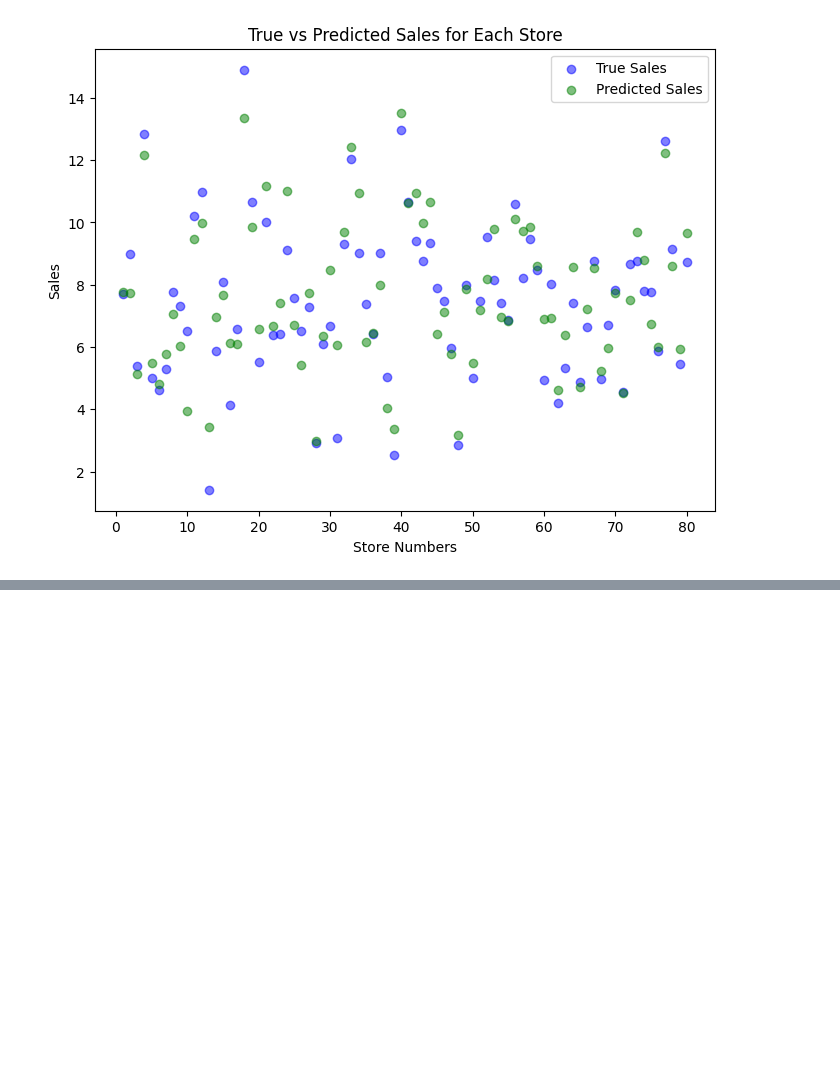
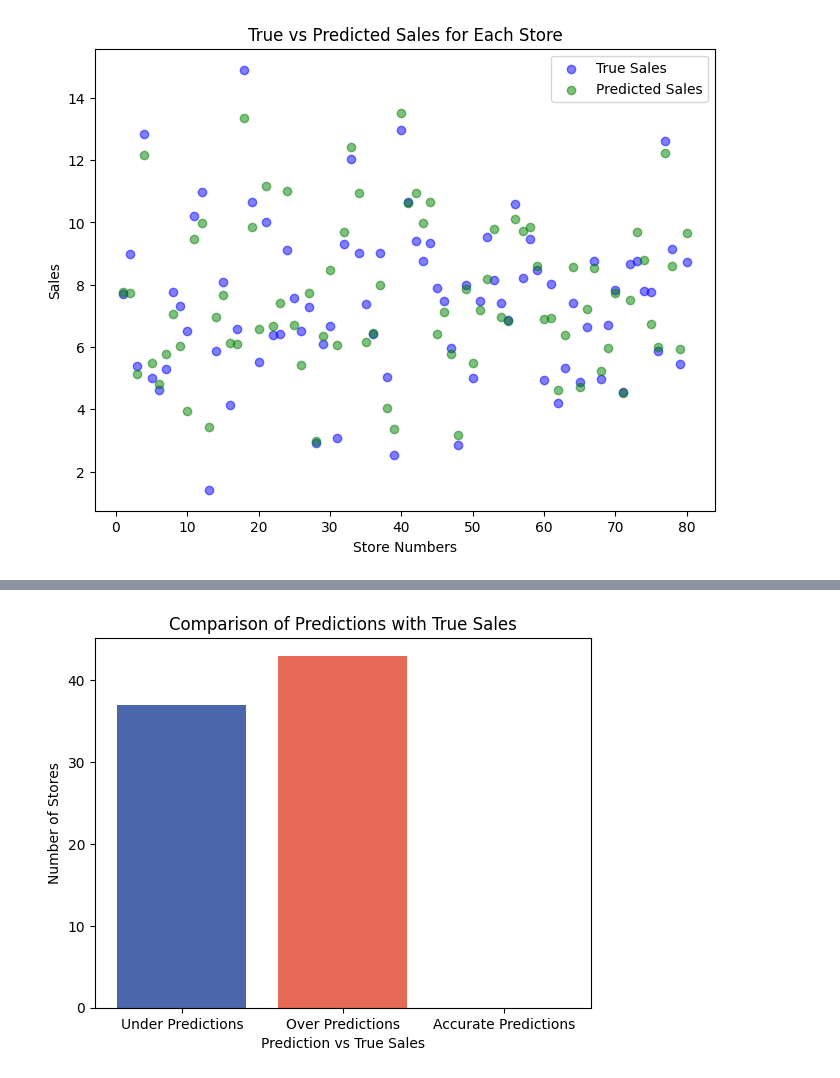
Before and after one commit to fredrik998/AppliedMachineLearning, a Jupyter notebook: Codes/FinalCodes.ipynb, the cells around one changed output, grey strips where cells are left out. Drawn from its saved outputs; the diff is of its cells as text; code cells hidden in the pictures; blank space fills up the shorter version.

Commit message:
Adding histogram

```diff
--- a/Codes/FinalCodes.ipynb
+++ b/Codes/FinalCodes.ipynb
@@ -789,3 +787,7 @@ plt.legend()
 plt.show()
 # %% [output]
 [figure]
+# %%
+# Calculating amount of under- and overperforming stores
+sales_df['Difference'] = sales_df['Predicted Sales'] - sales_df['True Sales']
+sales_df.head()
@@ -791,0 +801,17 @@ plt.show()
+# %%
+# Count the occurrences of under, over, and accurate predictions
+under = sum(sales_df['Difference'] < 0)
+over = sum(sales_df['Difference'] > 0)
+accurate = sum(sales_df['Difference'] == 0)
+# %%
+# Custom color scheme
+custom_palette = ['#4967AA', '#E66A57', '#50A192']
+
+# Create a bar plot
+plt.bar(['Under Predictions', 'Over Predictions', 'Accurate Predictions'], [under, over, accurate], color=custom_palette)
+plt.xlabel('Prediction vs True Sales')
+plt.ylabel('Number of Stores')
+plt.title('Comparison of Predictions with True Sales')
+plt.show()
+# %% [output]
+[figure, added]
```
Also changed, not shown: parts of 2 cells of this notebook.
